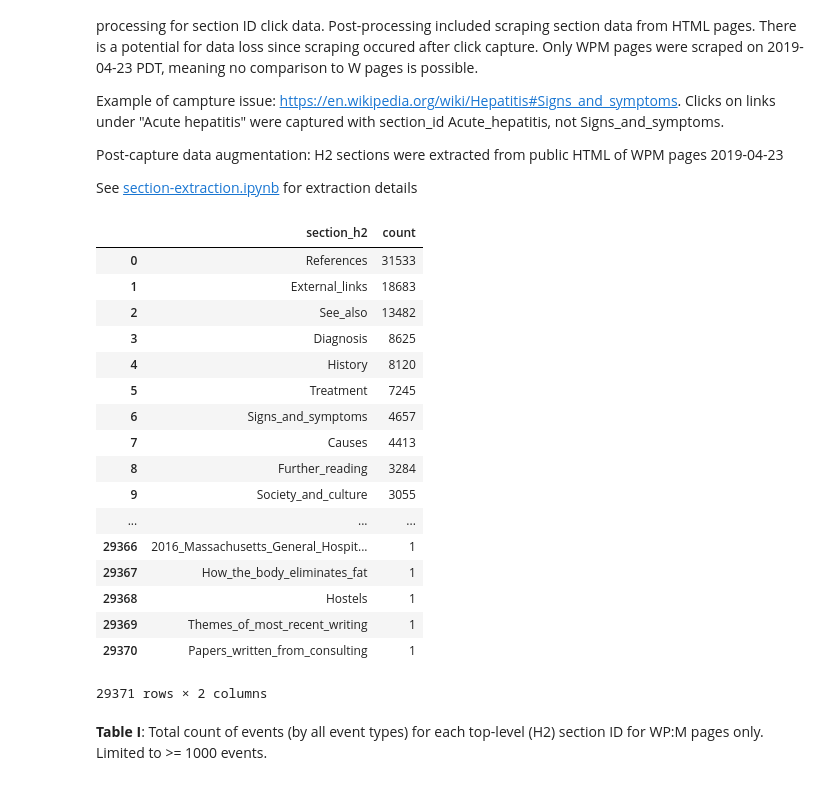
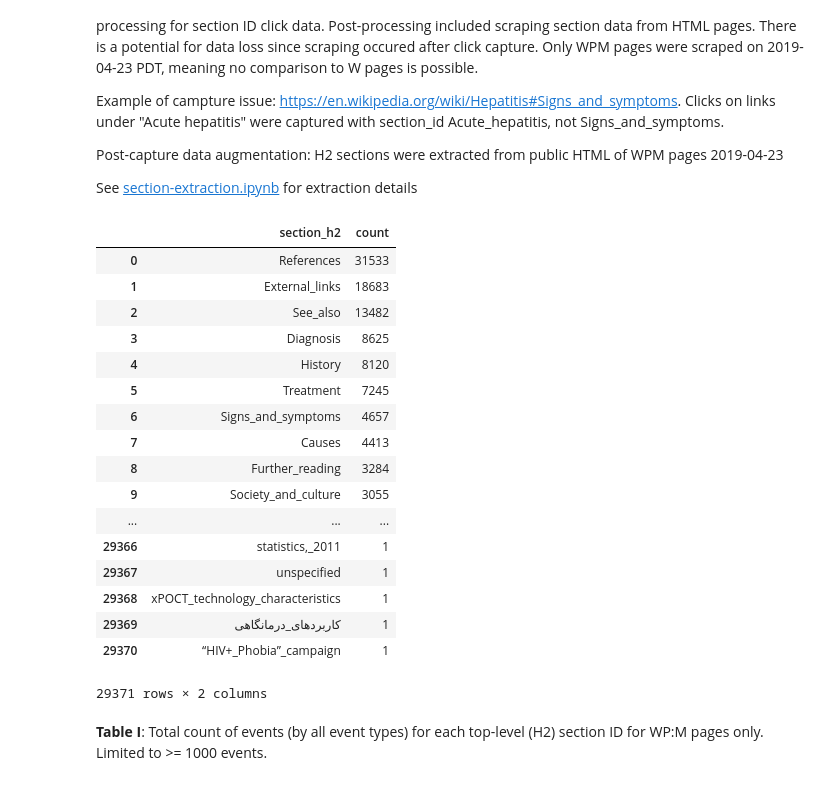
Before and after one commit to elifesciences-publications/wiki-citation-usage, a Jupyter notebook: section_ids-anonymizedData.ipynb, the cells around one changed output. Saved outputs shown, nothing was run; the diff lists cells and outputs as text; code cells hidden in the pictures.

Commit message:
order the few displayed section_h2s in the long-tail

```diff
--- a/section_ids-anonymizedData.ipynb
+++ b/section_ids-anonymizedData.ipynb
@@ -15,35 +15,35 @@ See [section-extraction.ipynb](section-extraction.ipynb) for extraction details
 # %%
 # count of top-level (H2) section IDs for WP:M pages only
 pm_sections_query = """
 SELECT section_h2, count(*) count
 FROM
     ryanmax.wpm_sections
 GROUP BY section_h2
-ORDER BY count desc
+ORDER BY count desc, section_h2
 """
 
 pm_sections = spark.sql(pm_sections_query)
 pm_sections_rdd = pm_sections.rdd
 pm_sections_df = sqlContext.createDataFrame(pm_sections_rdd)
 pm_sections_df.toPandas()
 # %% [output]
 |  | section_h2 | count |
 | 0 | References | 31533 |
 | 1 | External_links | 18683 |
 | 2 | See_also | 13482 |
 | 3 | Diagnosis | 8625 |
 | 4 | History | 8120 |
 | 5 | Treatment | 7245 |
 | 6 | Signs_and_symptoms | 4657 |
 | 7 | Causes | 4413 |
 | 8 | Further_reading | 3284 |
 | 9 | Society_and_culture | 3055 |
 | ... | ... | ... |
-| 29366 | 2016_Massachusetts_General_Hospit... | 1 |
-| 29367 | How_the_body_eliminates_fat | 1 |
-| 29368 | Hostels | 1 |
-| 29369 | Themes_of_most_recent_writing | 1 |
-| 29370 | Papers_written_from_consulting | 1 |
+| 29366 | statistics,_2011 | 1 |
+| 29367 | unspecified | 1 |
+| 29368 | xPOCT_technology_characteristics | 1 |
+| 29369 | کاربردهای_درمانگاهی | 1 |
+| 29370 | “HIV+_Phobia”_campaign | 1 |
 29371 rows × 2 columns
 # %%
 # Total count of events (by all event types) for each top-level (H2) section ID for WP:M pages only
```
